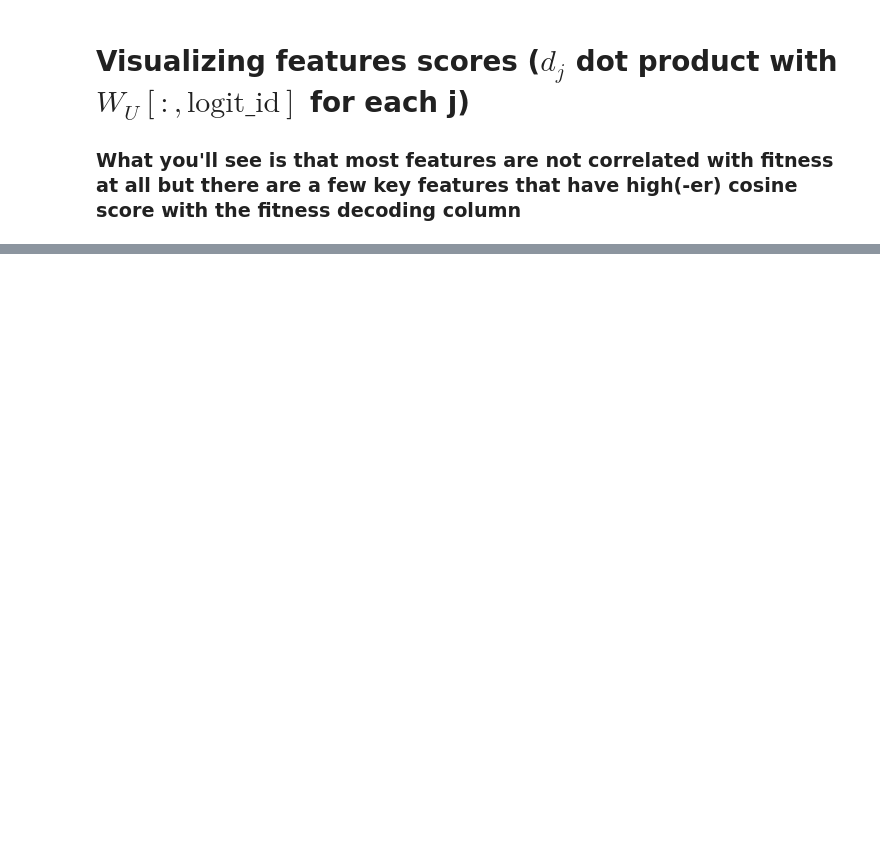
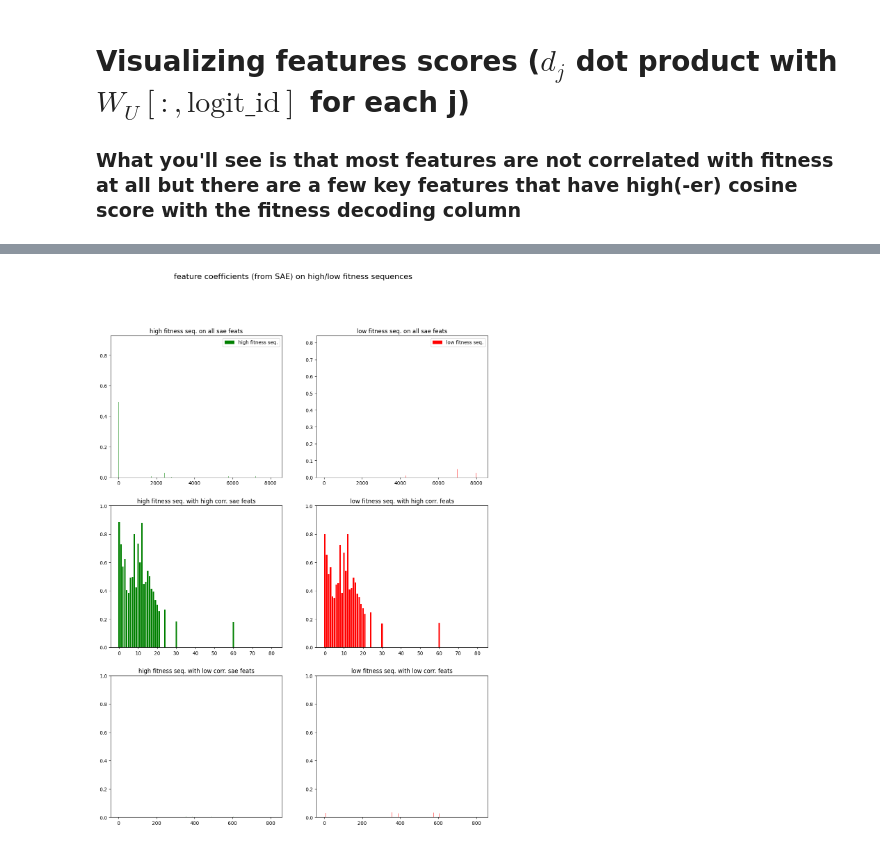
Before and after one commit to blab/mutational-embedding-vectors, a Jupyter notebook: notebooks/plm_circuits/ex21_covfit_SAE.ipynb, the cells around one changed output, grey strips where cells are left out. Drawn from its saved outputs; the diff is of its cells as text; code cells hidden in the pictures; blank space fills up the shorter version.

```diff
--- a/notebooks/plm_circuits/ex21_covfit_SAE.ipynb
+++ b/notebooks/plm_circuits/ex21_covfit_SAE.ipynb
@@ -966,0 +920,19 @@ plt.show()
+# %%
+normed_cols = jumprelu_sae.W_dec[0] / jumprelu_sae.W_dec[0].norm(dim=1)[:,None]
+
+logit_id_decoding_row = esm_fine_tuned.regressor[3].weight[logit_id,:]
+logit_id_decoding_row = logit_id_decoding_row / logit_id_decoding_row.norm()
+
+sae_feature_scores = einops.einsum(normed_cols, logit_id_decoding_row, "d_sae d_mlp, d_mlp -> d_sae").detach().cpu().numpy()
+# %%
+sae_feature_score_sorted_indices = np.argsort(sae_feature_scores)[::-1]
+sae_quantile_95 = np.quantile(sae_feature_scores, 0.99)
+sae_quantile_05 = np.quantile(sae_feature_scores, 0.1)
+high_fit_sae_feats = sae_feature_score_sorted_indices[np.argwhere(sae_feature_scores[sae_feature_score_sorted_indices] > sae_quantile_95)[:,0]]
+low_fit_sae_feats = sae_feature_score_sorted_indices[np.argwhere(sae_feature_scores[sae_feature_score_sorted_indices] < sae_quantile_05)[:,0]]
+
+# topk_sae = 10
+# sae_quantile_95 = sae_feature_scores[sae_feature_score_sorted_indices[topk_sae]]
+# sae_quantile_05 = sae_feature_scores[sae_feature_score_sorted_indices[-topk_sae]]
+# high_fit_sae_feats = sae_feature_score_sorted_indices[:topk_sae]
+# low_fit_sae_feats = sae_feature_score_sorted_indices[-topk_sae:]
@@ -966,0 +977,34 @@ plt.show()
+# %%
+fig, ax = plt.subplots(3,2,figsize=(14,18))
+fig.suptitle("feature coefficients (from SAE) on high/low fitness sequences", fontsize=16)
+ax[0,0].bar(list(range(d_sae)), mean_high_fit_sae_coefs[sae_feature_score_sorted_indices], color="green", label="high fitness seq.", linewidth=10)
+ax[0,1].bar(list(range(d_sae)), mean_low_fit_sae_coefs[sae_feature_score_sorted_indices], color="red", label="low fitness seq.", linewidth=10)
+
+ax[1,0].bar(list(range(high_fit_sae_feats.shape[0])), mean_high_fit_sae_coefs[high_fit_sae_feats], color="green", label="high fitness seq.")
+ax[1,0].set_ylim((0,1))
+ax[1,1].bar(list(range(high_fit_sae_feats.shape[0])), mean_low_fit_sae_coefs[high_fit_sae_feats], color="red", label="low fitness seq.")
+ax[1,1].set_ylim((0,1))
+
+ax[2,0].bar(list(range(low_fit_sae_feats.shape[0])), mean_high_fit_sae_coefs[low_fit_sae_feats], color="green", label="high fitness seq.")
+ax[2,0].set_ylim((0,1))
+ax[2,1].bar(list(range(low_fit_sae_feats.shape[0])), mean_low_fit_sae_coefs[low_fit_sae_feats], color="red", label="low fitness seq.")
+ax[2,1].set_ylim((0,1))
+
+
+ax[0,0].legend()
+ax[0,0].set_title("high fitness seq. on all sae feats")
+
+ax[0,1].legend()
+ax[0,1].set_title("low fitness seq. on all sae feats")
+
+ax[1,0].set_title("high fitness seq. with high corr. sae feats")
+
+ax[1,1].set_title("low fitness seq. with high corr. feats")
+
+ax[2,0].set_title("high fitness seq. with low corr. sae feats")
+
+ax[2,1].set_title("low fitness seq. with low corr. feats")
+
+plt.show()
+# %% [output]
+[figure, added]
```
Also changed, not shown: parts of 35 cells of this notebook.
